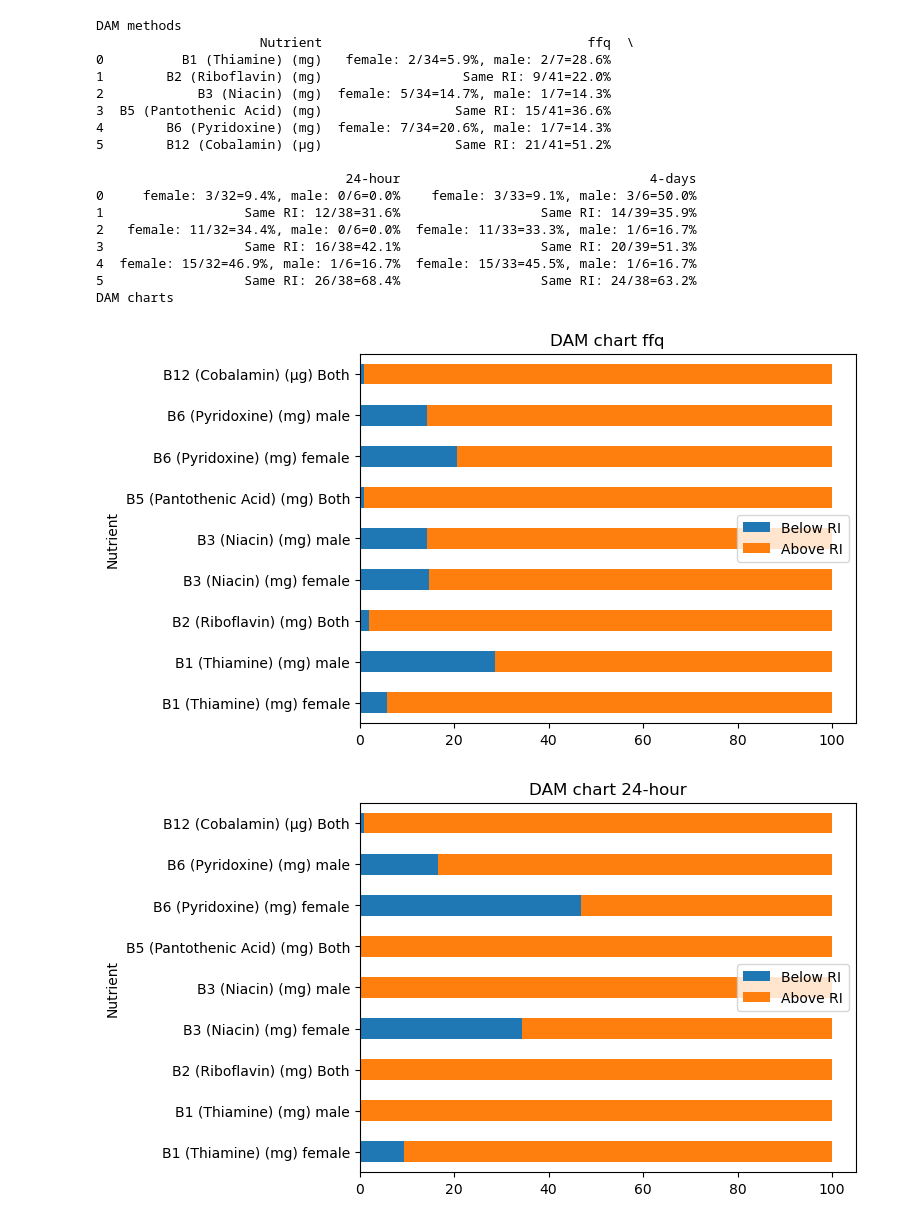
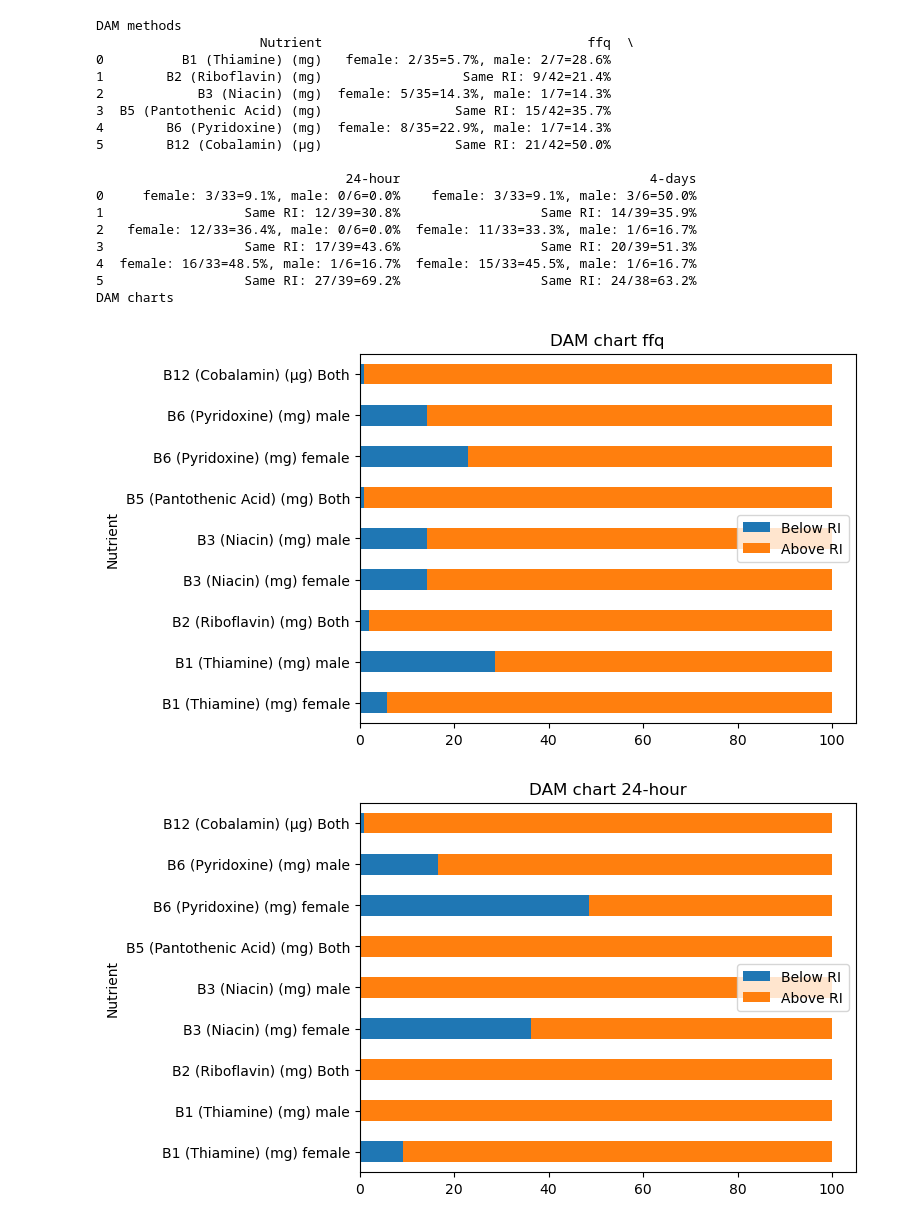
Before and after one commit to haskoe/uni, a Jupyter notebook: k1/opgave-01/opgave-01-01.ipynb, the cells around one changed output. Cells and saved outputs as stored; diff of their text form; code cells hidden in the pictures.

Commit message:
Inkluder ? student

```diff
--- a/k1/opgave-01/opgave-01-01.ipynb
+++ b/k1/opgave-01/opgave-01-01.ipynb
@@ -81,11 +81,6 @@ exclude = {
     '24-hour': []
 }
 
-# list with lists for each nutrient for each study:
-# FFQ [B1 female count below, B2 female count low_, ...]
-# FFQ [B1 male count below, B2 male count low_, ...]
-# 24-h [B1 female count below, B2 female count low_, ...]
-
 df_below_data = dict([(c,[]) for c in micronutrient_columns])
 studies = ('ffq','24-hour','4-days')
 df_dam_charts = []
@@ -96,7 +91,7 @@ for study in studies:
     loaded_df[STUDENT_NO_COLNAME] = loaded_df[STUDENT_NO_COLNAME].astype(str)
     loaded_df[GENDER_COLNAME] = loaded_df[GENDER_COLNAME].map(lambda v: v.strip().lower())
     resulting_subset = [n for n in student_subset if not int(n) in exclude[study]]
-    loaded_df = loaded_df[loaded_df[STUDENT_NO_COLNAME].isin(resulting_subset)].reset_index(drop=True) # reindex is important !!
+    #loaded_df = loaded_df[loaded_df[STUDENT_NO_COLNAME].isin(resulting_subset)].reset_index(drop=True) # reindex is important !!
 
     for columns,calculate_energy,mean_legend in ((micronutrient_columns,False,'Mean RI fraction'),): #(macronutrient_columns,True)):
         df = pd.concat([loaded_df[GENDER_COLNAME], loaded_df[columns].replace(',', '.',regex=True).astype(float)],axis=1) # necessary as decimal separator in CSV files is a mixture of commas and dots
@@ -168,29 +163,29 @@ B12 (Cobalamin) (µg)f                0.929605  0.970961  0.396393
 [figure]
                              Mean RI fraction        std    stderr
 B1 (Thiamine) (mg)f                  1.536908   0.522955  0.213495
 B2 (Riboflavin) (mg)f                1.647436   3.016555  1.231504
 B3 (Niacin) (mg)f                    1.441188   0.972077  0.396849
 B5 (Pantothenic Acid) (mg)f          1.301538   1.351587  0.551783
 B6 (Pyridoxine) (mg)f                1.229701   0.507501  0.207186
 B12 (Cobalamin) (µg)f                5.317105  14.714335  6.007102
 [figure]
 DAM methods
                      Nutrient                                  ffq  \
-0          B1 (Thiamine) (mg)   female: 2/34=5.9%, male: 2/7=28.6%
-1        B2 (Riboflavin) (mg)                  Same RI: 9/41=22.0%
-2            B3 (Niacin) (mg)  female: 5/34=14.7%, male: 1/7=14.3%
-3  B5 (Pantothenic Acid) (mg)                 Same RI: 15/41=36.6%
-4        B6 (Pyridoxine) (mg)  female: 7/34=20.6%, male: 1/7=14.3%
-5        B12 (Cobalamin) (µg)                 Same RI: 21/41=51.2%
+0          B1 (Thiamine) (mg)   female: 2/35=5.7%, male: 2/7=28.6%
+1        B2 (Riboflavin) (mg)                  Same RI: 9/42=21.4%
+2            B3 (Niacin) (mg)  female: 5/35=14.3%, male: 1/7=14.3%
+3  B5 (Pantothenic Acid) (mg)                 Same RI: 15/42=35.7%
+4        B6 (Pyridoxine) (mg)  female: 8/35=22.9%, male: 1/7=14.3%
+5        B12 (Cobalamin) (µg)                 Same RI: 21/42=50.0%
 
                                 24-hour                                4-days
-0     female: 3/32=9.4%, male: 0/6=0.0%    female: 3/33=9.1%, male: 3/6=50.0%
-1                  Same RI: 12/38=31.6%                  Same RI: 14/39=35.9%
-2   female: 11/32=34.4%, male: 0/6=0.0%  female: 11/33=33.3%, male: 1/6=16.7%
-3                  Same RI: 16/38=42.1%                  Same RI: 20/39=51.3%
-4  female: 15/32=46.9%, male: 1/6=16.7%  female: 15/33=45.5%, male: 1/6=16.7%
-5                  Same RI: 26/38=68.4%                  Same RI: 24/38=63.2%
+0     female: 3/33=9.1%, male: 0/6=0.0%    female: 3/33=9.1%, male: 3/6=50.0%
+1                  Same RI: 12/39=30.8%                  Same RI: 14/39=35.9%
+2   female: 12/33=36.4%, male: 0/6=0.0%  female: 11/33=33.3%, male: 1/6=16.7%
+3                  Same RI: 17/39=43.6%                  Same RI: 20/39=51.3%
+4  female: 16/33=48.5%, male: 1/6=16.7%  female: 15/33=45.5%, male: 1/6=16.7%
+5                  Same RI: 27/39=69.2%                  Same RI: 24/38=63.2%
 DAM charts
-[figure, old version]
+[figure, new version]
-[figure, old version]
+[figure, new version]
 [figure]
```
Also changed, not shown: parts of 1 cell of this notebook, 1 other file.
